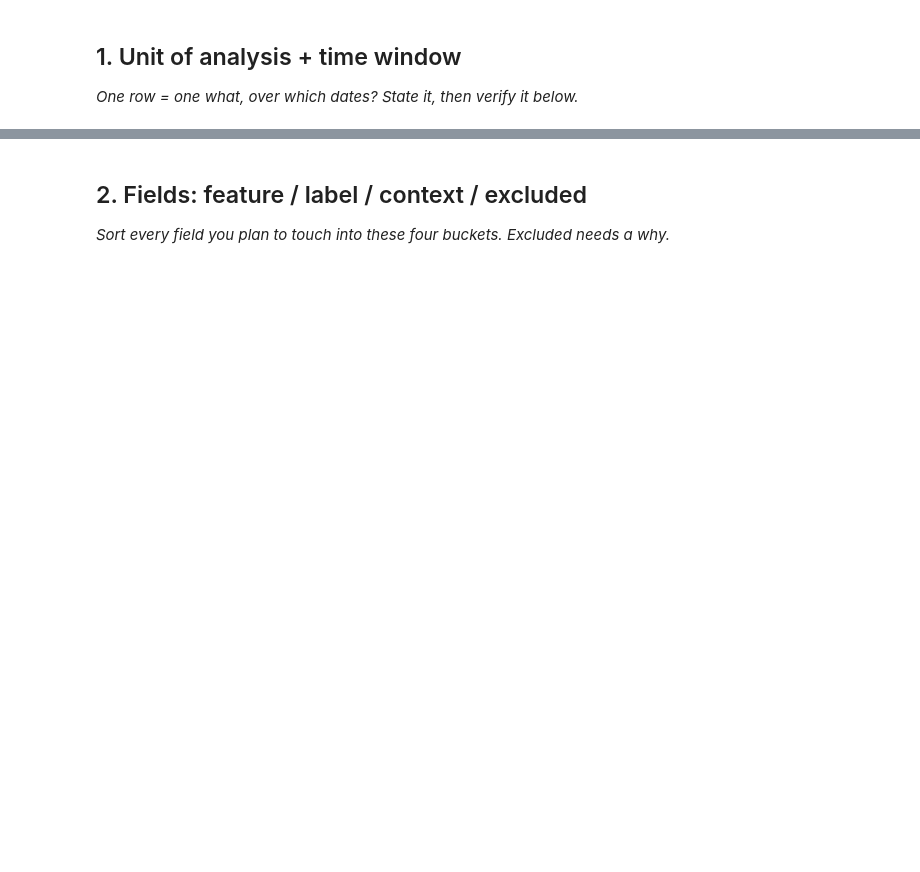
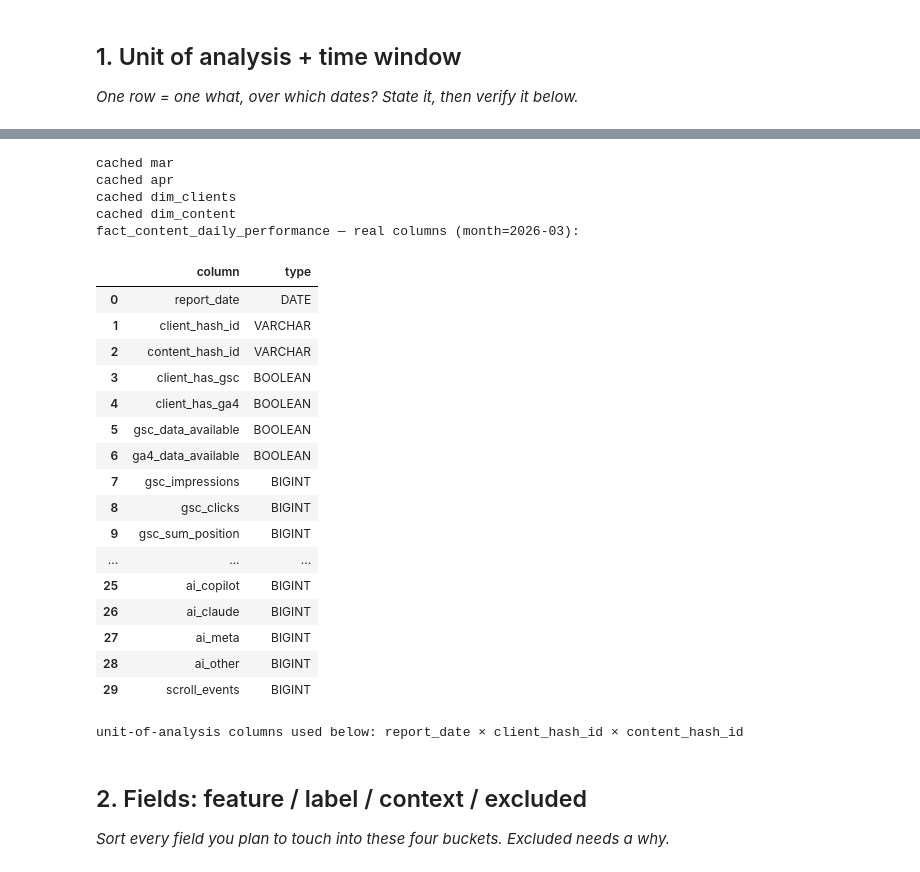
Before and after one commit to Vishal-141206/flyrank-ml-internship, a Jupyter notebook: work/notebooks/w03_data_contract.ipynb, the cells around one changed output, grey strips where cells are left out. Drawn from its saved outputs; the diff is of its cells as text; code cells hidden in the pictures; blank space fills up the shorter version.

```diff
--- a/work/notebooks/w03_data_contract.ipynb
+++ b/work/notebooks/w03_data_contract.ipynb
@@ -16,3 +33,74 @@ This skeleton is yours to fill. Work the sections **in order** — each one has
+# %%
+# --- Setup: token + DuckDB (never prints the token) ------------------------------
+import os
+from pathlib import Path
+import duckdb
+import pandas as pd
+
+def _load_hf_token():
+    if os.environ.get("HF_TOKEN"):
+        return os.environ["HF_TOKEN"]
+    for p in (Path(".env"), Path("../.env"), Path("../../.env")):
+        if p.exists():
+            for line in p.read_text().splitlines():
+                line = line.strip()
+                if line.startswith("HF_TOKEN="):
+                    return line.split("=", 1)[1].strip()
+    try:  # Colab Secrets fallback
+        from google.colab import userdata
+        return userdata.get("HF_TOKEN")
+    except Exception:
+        return None
+
+token = _load_hf_token()
+assert token, "HF_TOKEN not found — check .env or environment"
+con = duckdb.connect()
+con.execute(f"CREATE SECRET hf_secret (TYPE huggingface, TOKEN '{token}')")
+
+BASE = "hf://datasets/FlyRank/internship-warehouse"
+
+def _ensure(name, sql):
+    if con.execute("SELECT 1 FROM information_schema.tables WHERE table_name=?", [name]).fetchone():
+        return
+    con.execute(f"CREATE TEMP TABLE {name} AS {sql}")
+    print(f"cached {name}")
+
+_ensure("mar", f"SELECT * EXCLUDE (month) FROM read_parquet('{BASE}/fact_content_daily_performance/month=2026-03/*.parquet', hive_partitioning=true)")
+_ensure("apr", f"SELECT * EXCLUDE (month) FROM read_parquet('{BASE}/fact_content_daily_performance/month=2026-04/*.parquet', hive_partitioning=true)")
+_ensure("dim_clients", f"SELECT * FROM read_parquet('{BASE}/dim_clients.parquet')")
+_ensure("dim_content", f"SELECT * FROM read_parquet('{BASE}/dim_content.parquet')")
+
+# --- Confirm the real schema before writing any contract claim ------------------
+cols = con.execute("DESCRIBE SELECT * FROM mar").fetchdf()
+print("fact_content_daily_performance — real columns (month=2026-03):")
+display(cols[["column_name", "column_type"]].rename(columns={"column_name": "column", "column_type": "type"}))
+
+print("\nunit-of-analysis columns used below:",
+      "report_date × client_hash_id × content_hash_id")
+# %% [output]
+cached mar
+cached apr
+cached dim_clients
+cached dim_content
+fact_content_daily_performance — real columns (month=2026-03):
+|  | column | type |
+| 0 | report_date | DATE |
+| 1 | client_hash_id | VARCHAR |
+| 2 | content_hash_id | VARCHAR |
+| 3 | client_has_gsc | BOOLEAN |
+| 4 | client_has_ga4 | BOOLEAN |
+| 5 | gsc_data_available | BOOLEAN |
+| 6 | ga4_data_available | BOOLEAN |
+| 7 | gsc_impressions | BIGINT |
+| 8 | gsc_clicks | BIGINT |
+| 9 | gsc_sum_position | BIGINT |
+| ... | ... | ... |
+| 25 | ai_copilot | BIGINT |
+| 26 | ai_claude | BIGINT |
+| 27 | ai_meta | BIGINT |
+| 28 | ai_other | BIGINT |
+| 29 | scroll_events | BIGINT |
+unit-of-analysis columns used below: report_date × client_hash_id × content_hash_id
 # %% [markdown]
 ## 2. Fields: feature / label / context / excluded
 
```
Also changed, not shown: parts of 24 cells of this notebook.
